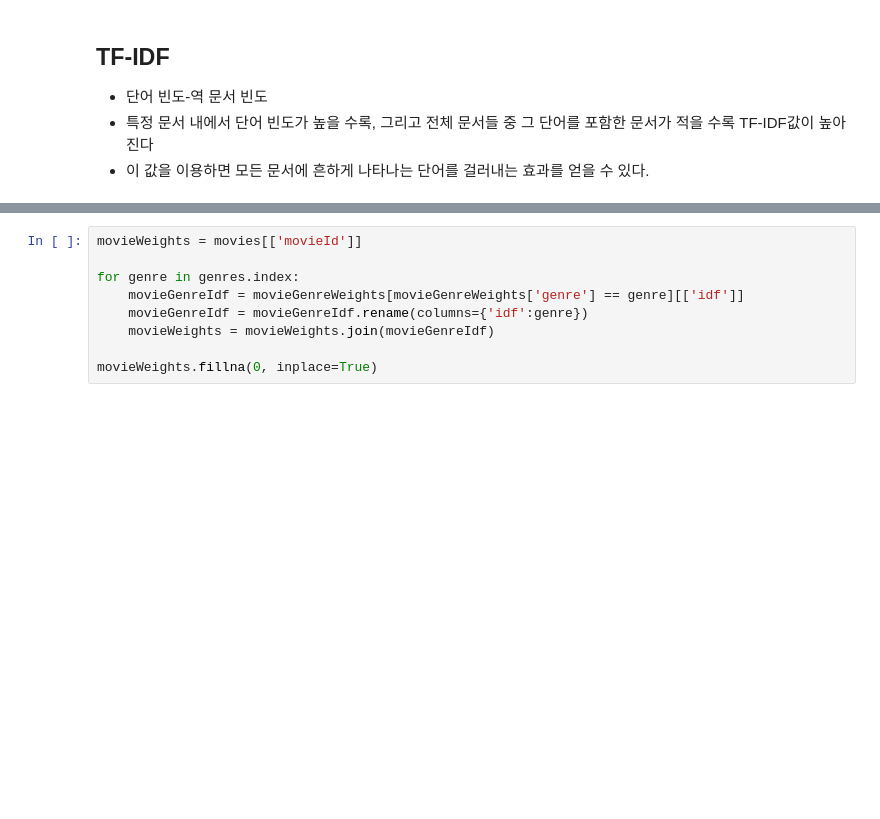
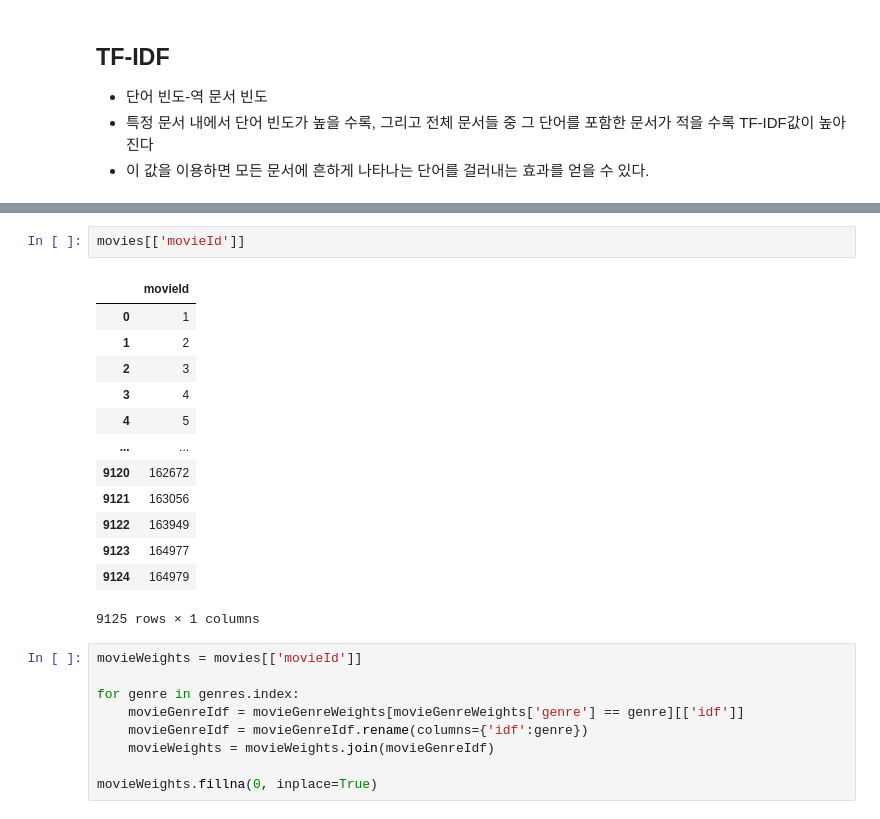
Before and after one commit to jinsuc28/RecSys, a Jupyter notebook: CB.ipynb, the cells around one changed output, grey strips where cells are left out. Cells and saved outputs as stored; diff of their text form; blank space fills up the shorter version.

```diff
--- a/CB.ipynb
+++ b/CB.ipynb
@@ -158,3 +177,19 @@ movieGenreWeights
+# %%
+movies[['movieId']]
+# %% [output]
+|  | movieId |
+| 0 | 1 |
+| 1 | 2 |
+| 2 | 3 |
+| 3 | 4 |
+| 4 | 5 |
+| ... | ... |
+| 9120 | 162672 |
+| 9121 | 163056 |
+| 9122 | 163949 |
+| 9123 | 164977 |
+| 9124 | 164979 |
+9125 rows × 1 columns
 # %%
 movieWeights = movies[['movieId']]
 
```
Also changed, not shown: parts of 9 cells of this notebook.
